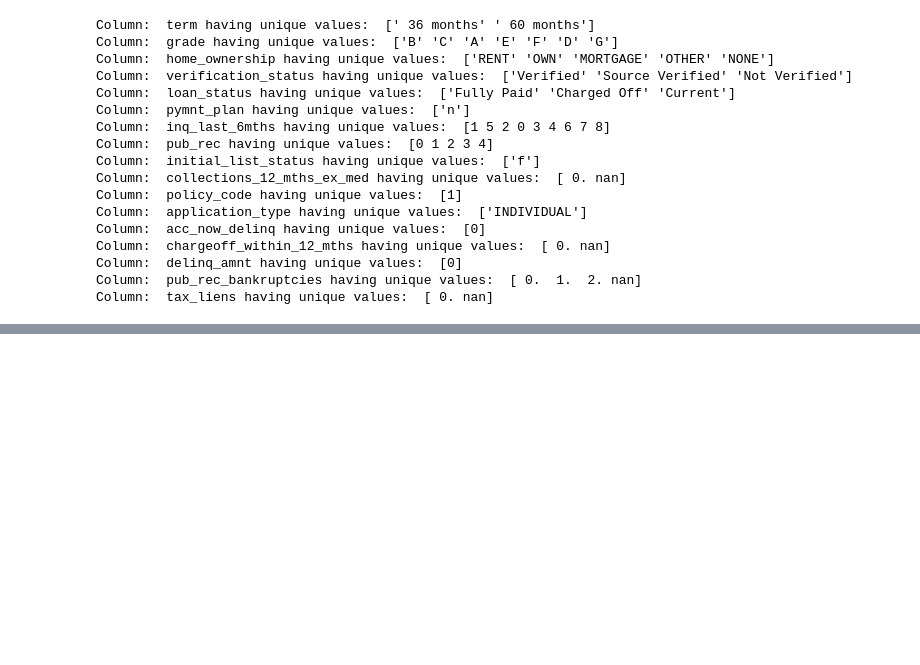
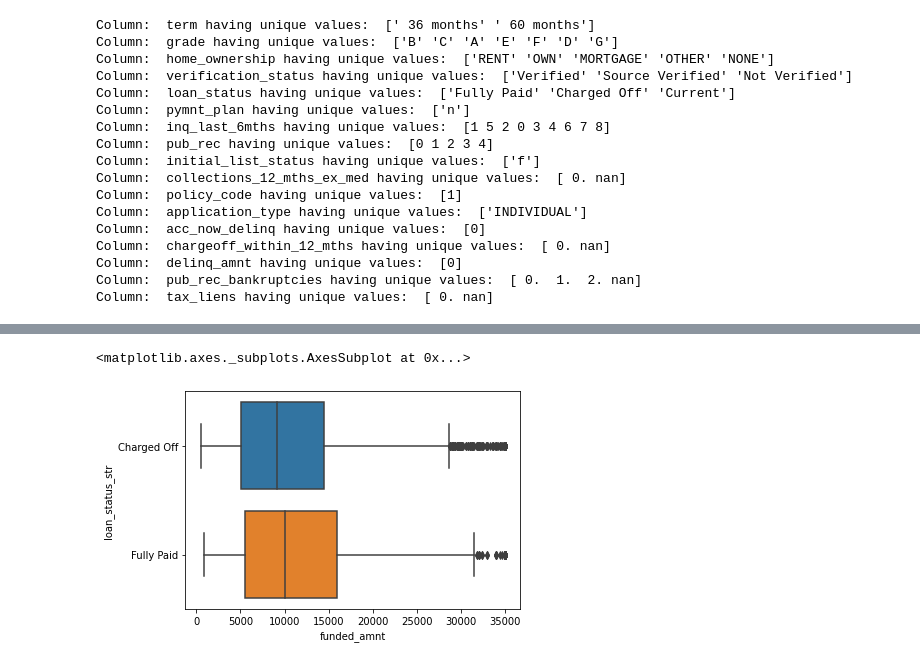
Before and after one commit to Uhapriya/Lending_Club_Case_Study, a Jupyter notebook: Lending_Club_Case_Study.ipynb, the cells around one changed output, grey strips where cells are left out. Saved outputs shown, nothing was run; the diff lists cells and outputs as text; code cells hidden in the pictures; blank space fills up the shorter version.

```diff
--- a/Lending_Club_Case_Study.ipynb
+++ b/Lending_Club_Case_Study.ipynb
@@ -291,0 +557,7 @@ dtype: int64
+# %%
+loan_df['loan_status_str'] = loan_df['loan_status'].apply(lambda x: 'Fully Paid' if x == 1 else "Charged Off").astype(str)
+
+sns.boxplot(x=loan_df['funded_amnt'], y = loan_df['loan_status_str'], data=loan_df)
+# %% [output]
+<matplotlib.axes._subplots.AxesSubplot at 0x...>
+[figure, added]
```
Also changed, not shown: parts of 88 cells of this notebook.
